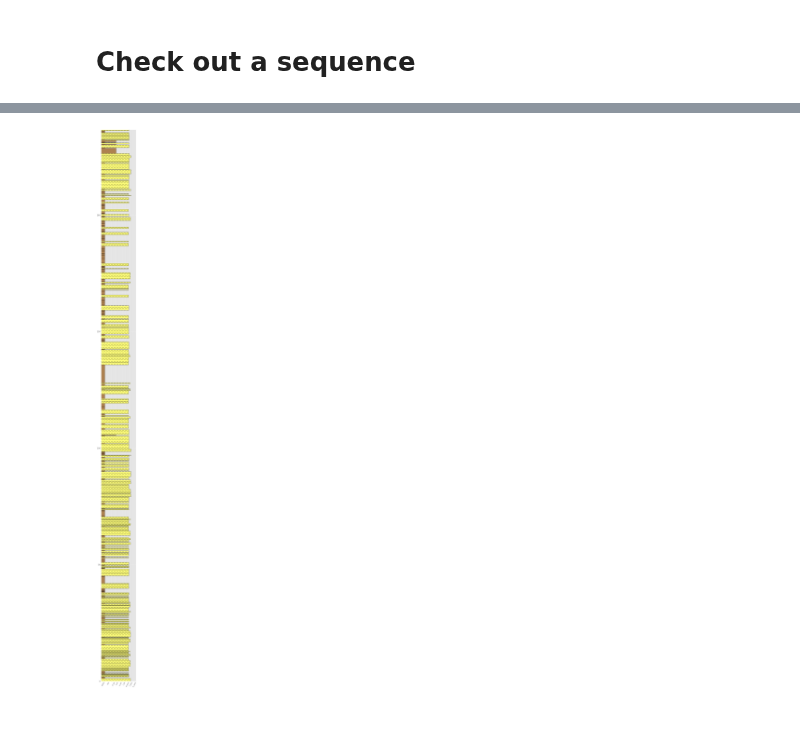
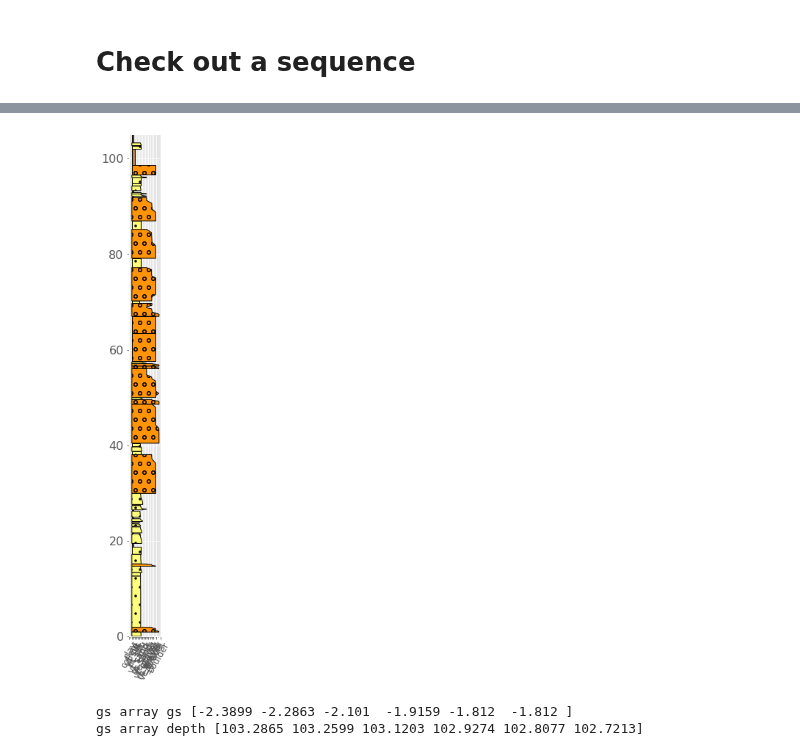
Before and after one commit to rgmyr/litholog, a Jupyter notebook: notebooks/Zane_template.ipynb, the cells around one changed output, grey strips where cells are left out. Drawn from its saved outputs; the diff is of its cells as text; code cells hidden in the pictures; blank space fills up the shorter version.

```diff
--- a/notebooks/Zane_template.ipynb
+++ b/notebooks/Zane_template.ipynb
@@ -136,4 +136,11 @@ seq[0]
 # %%
-seq.plot(legend=defaults.litholegend, width_field='grain_size_psi', fig_width=7)
+seq.plot(legend=defaults.litholegend, width_field='grain_size_psi', fig_width=1)
 # %% [output]
-[figure, old version]
+[figure, new version]
+# %%
+i=1
+print('gs array gs', seq[i].data['grain_size_psi'])
+print('gs array depth', seq[i].data['depth_m'])
+# %% [output]
+gs array gs [-2.3899 -2.2863 -2.101  -1.9159 -1.812  -1.812 ]
+gs array depth [103.2865 103.2599 103.1203 102.9274 102.8077 102.7213]
```
Also changed, not shown: parts of 4 cells of this notebook, 4 other files.
